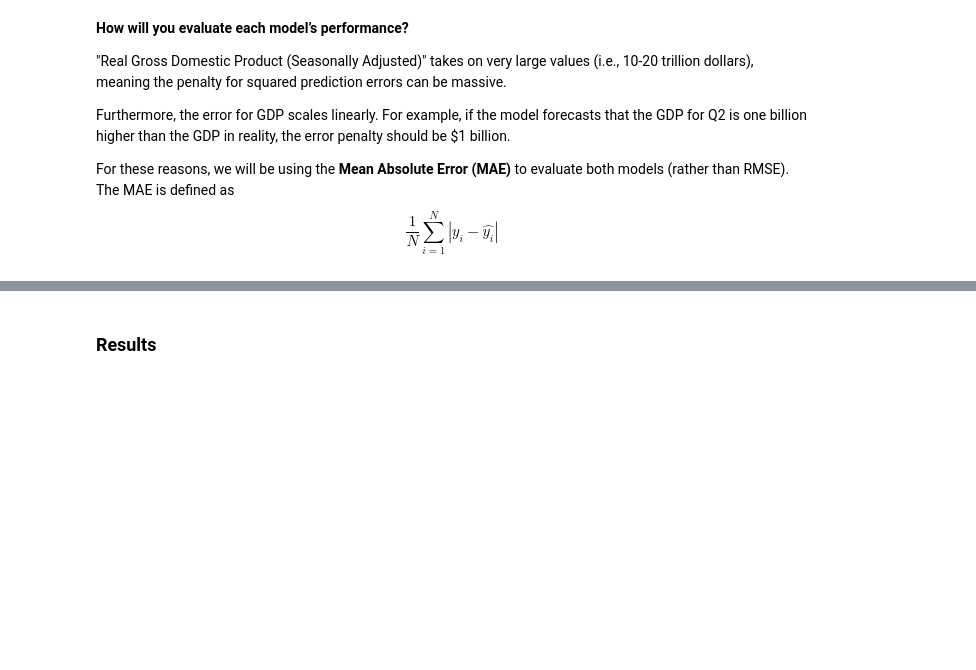
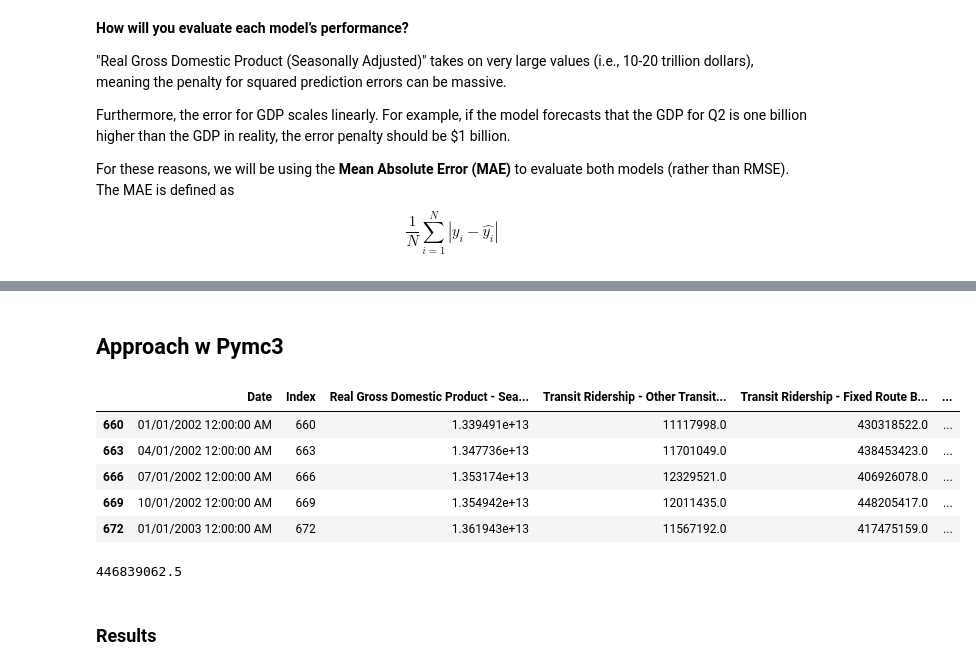
Before and after one commit to micahtyong/transportation-patterns, a Jupyter notebook: Checkpoint-2-Results.ipynb, the cells around one changed output, grey strips where cells are left out. Saved outputs shown, nothing was run; the diff lists cells and outputs as text; code cells hidden in the pictures; blank space fills up the shorter version.

Commit message:
Trying pymc3 on datahub

```diff
--- a/Checkpoint-2-Results.ipynb
+++ b/Checkpoint-2-Results.ipynb
@@ -276,0 +277,2 @@ Mean Absolute Error: 148079048578.94388
+# %% [markdown]
+## Approach w Pymc3
@@ -276,0 +282,9 @@ Mean Absolute Error: 148079048578.94388
+# %%
+df.head()
+# %% [output]
+|  | Date | Index | Real Gross Domestic Product - Sea... | Transit Ridership - Other Transit... | Transit Ridership - Fixed Route B... | ... |
+| 660 | 01/01/2002 12:00:00 AM | 660 | 1.339491e+13 | 11117998.0 | 430318522.0 | ... |
+| 663 | 04/01/2002 12:00:00 AM | 663 | 1.347736e+13 | 11701049.0 | 438453423.0 | ... |
+| 666 | 07/01/2002 12:00:00 AM | 666 | 1.353174e+13 | 12329521.0 | 406926078.0 | ... |
+| 669 | 10/01/2002 12:00:00 AM | 669 | 1.354942e+13 | 12011435.0 | 448205417.0 | ... |
+| 672 | 01/01/2003 12:00:00 AM | 672 | 1.361943e+13 | 11567192.0 | 417475159.0 | ... |
@@ -276,0 +296,4 @@ Mean Absolute Error: 148079048578.94388
+# %%
+np.mean(prior_df["x1"])
+# %% [output]
+446839062.5
```
Also changed, not shown: parts of 18 cells of this notebook.
